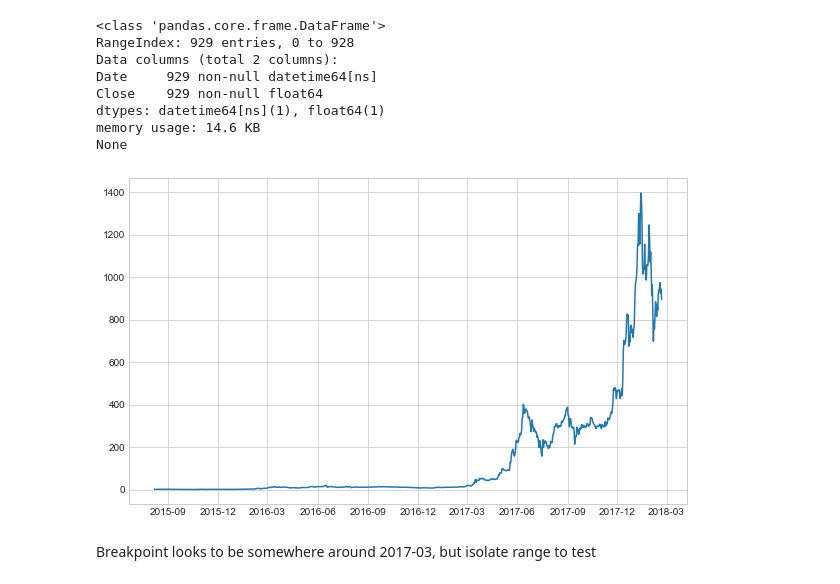
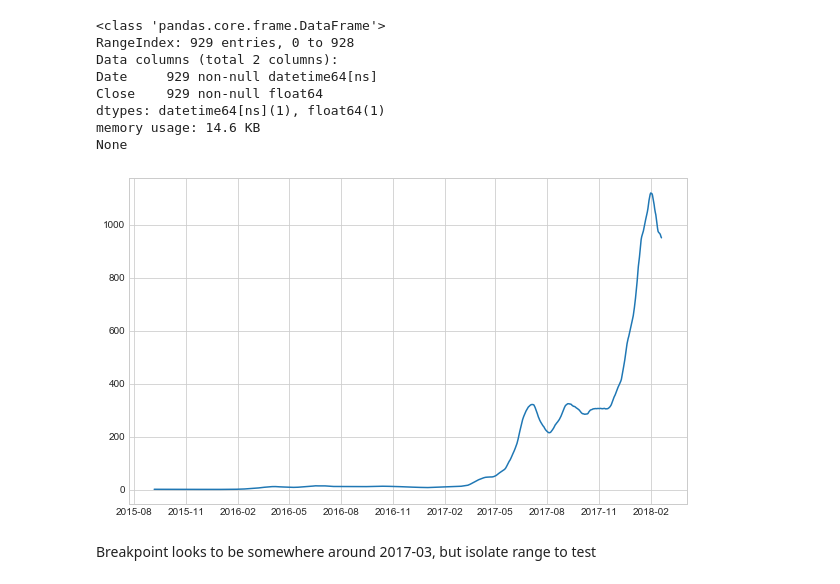
Before and after one commit to brianmcguckin/thinkful_unit_06_specializations, a Jupyter notebook: chow_break_test.ipynb, the cells around one changed output. Cells and saved outputs as stored; diff of their text form; code cells hidden in the pictures.

```diff
--- a/chow_break_test.ipynb
+++ b/chow_break_test.ipynb
@@ -44,10 +44,10 @@ memory usage: 14.6 KB
 None
 # %%
 plt.figure(figsize=(10,6))
-plt.plot(eth_price['Date'], eth_price['Close'])
+plt.plot(eth_price['Date'], eth_price['Close'].rolling(30).mean())
 plt.show()
 # %% [output]
-[figure, old version]
+[figure, new version]
 # %% [markdown]
 Breakpoint looks to be somewhere around 2017-03, but isolate range to test
 # %%
```
Also changed, not shown: parts of 3 cells of this notebook, 1 other file.
